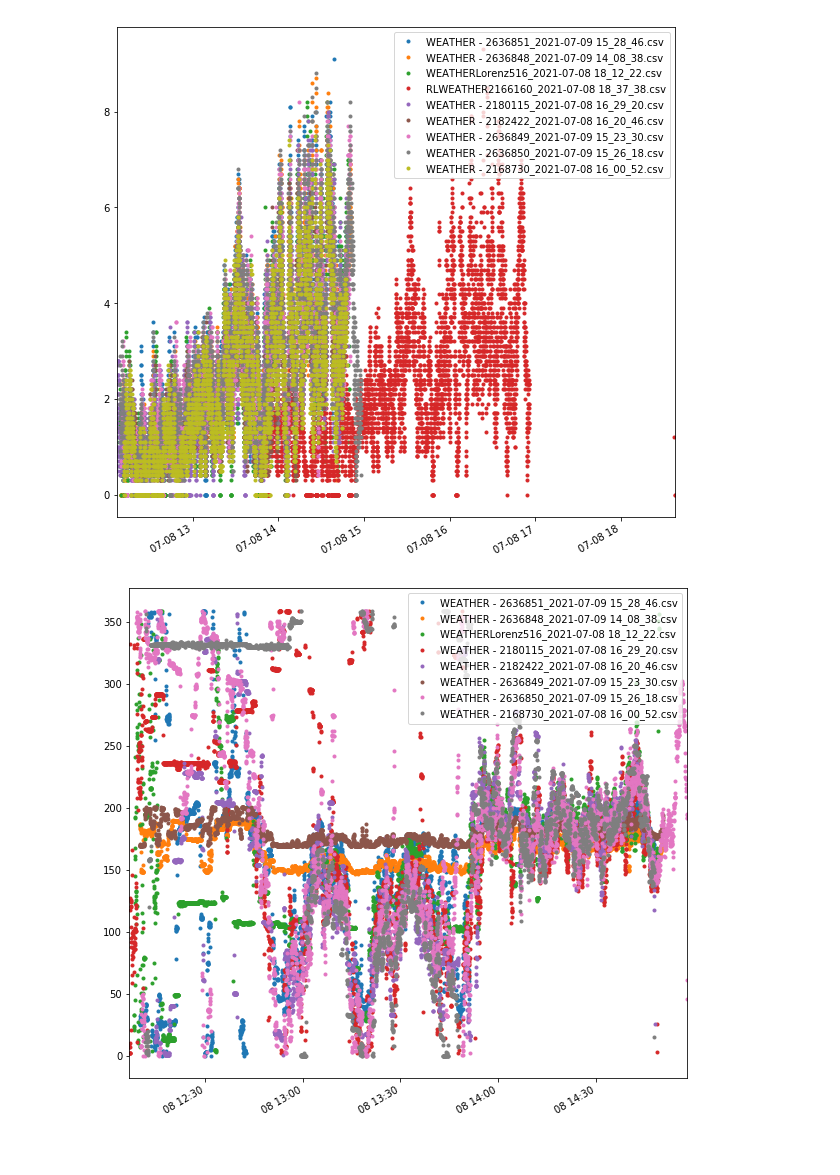
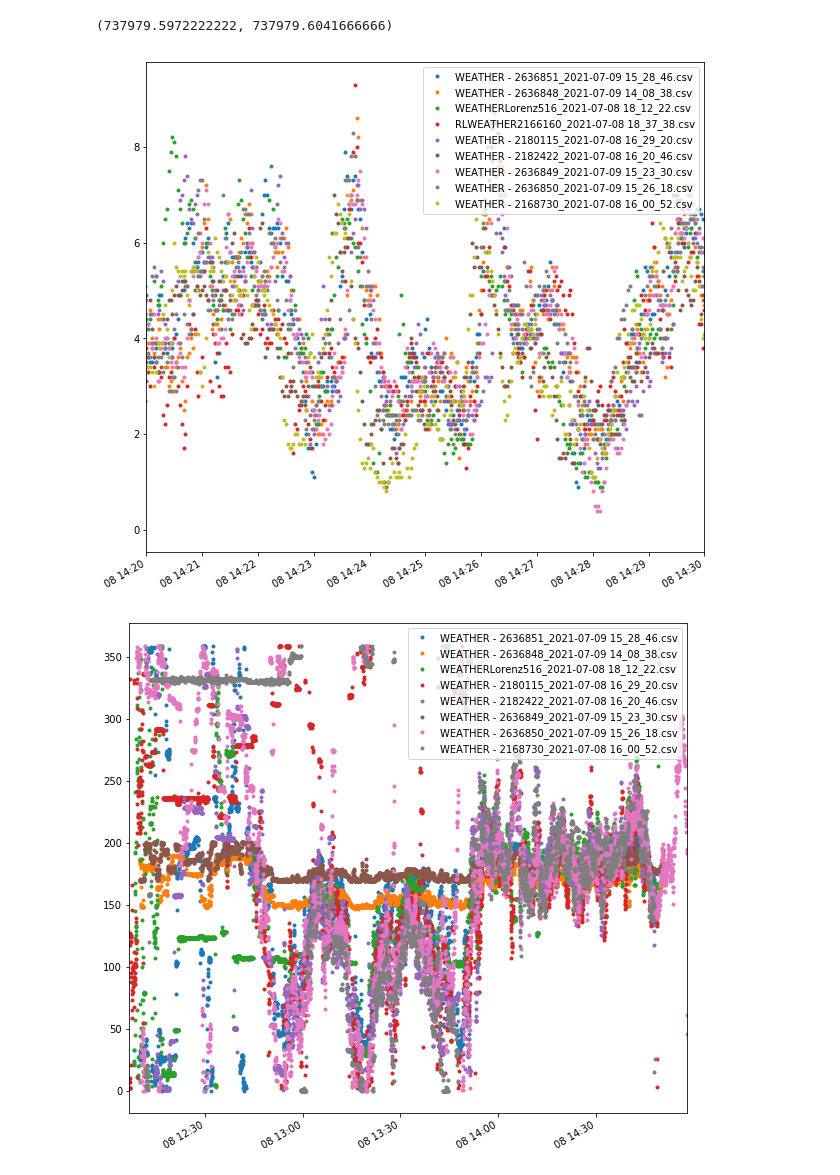
Before and after one commit to BoiseStatePlanetary/AlvordFieldTrip2021, a Jupyter notebook: code/Kestrel_analysis/Visualizing Kestrel Data.ipynb, the cells around one changed output. Saved outputs shown, nothing was run; the diff lists cells and outputs as text; code cells hidden in the pictures.

Commit message:
An initial vortex encounter visualization

```diff
--- a/code/Kestrel_analysis/Visualizing Kestrel Data.ipynb
+++ b/code/Kestrel_analysis/Visualizing Kestrel Data.ipynb
@@ -12,9 +12,11 @@ import utils as ut
 # %%
 # plot all windspeed time-series
 fig, ax = ut.plot_kestrel_timeseries('Wind_Speed')
-fig.savefig("Windspeed_Timeseries.png", dpi=500, bbox_inches="tight")
+ax.set_xlim(pd.Timestamp('2021-07-08 14:20'), pd.Timestamp('2021-07-08 14:30'))
+# fig.savefig("Windspeed_Timeseries.png", dpi=500, bbox_inches="tight")
 # %% [output]
+(737979.5972222222, 737979.6041666666)
-[figure, old version]
+[figure, new version]
 # %%
 # plot all wind direction time-series
 fig, ax = ut.plot_kestrel_timeseries('Mag_Dir')
```
Also changed, not shown: parts of 7 cells of this notebook, 7 other files.
